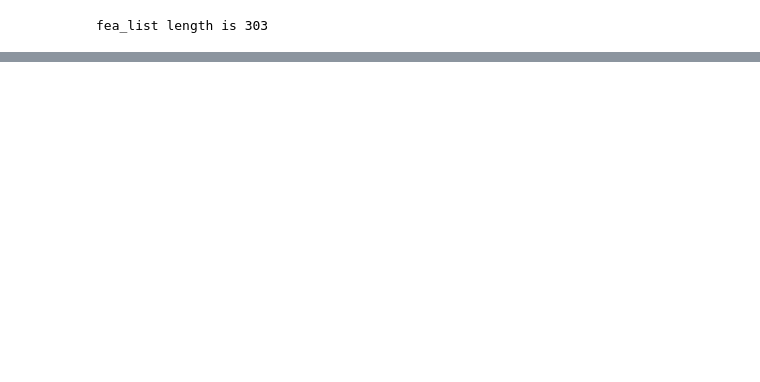
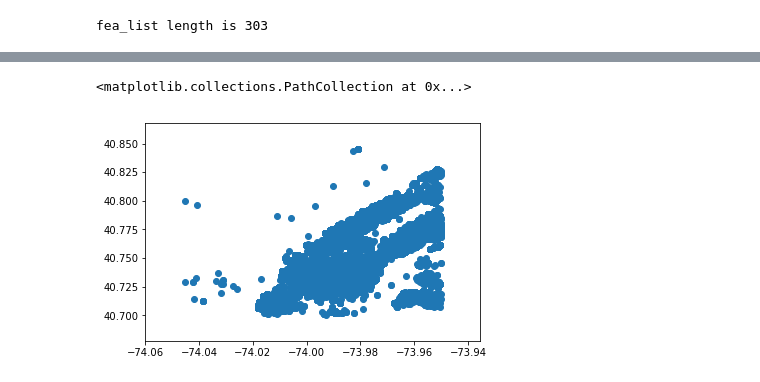
Before and after one commit to imaginego/first_test, a Jupyter notebook: new_categorical.ipynb, the cells around one changed output, grey strips where cells are left out. Drawn from its saved outputs; the diff is of its cells as text; code cells hidden in the pictures; blank space fills up the shorter version.

```diff
--- a/new_categorical.ipynb
+++ b/new_categorical.ipynb
@@ -721,0 +1132,2 @@ train_y = np.array(train_df['interest_level'])
+# %%
+tt = pd.get_dummies(test_df['pred'],prefix='pred')
@@ -721,0 +1203,8 @@ train_y = np.array(train_df['interest_level'])
+# %%
+tmp = test_df.join(tt)
+# %%
+tmp = tmp[(tmp['longitude']<-73.95)&(tmp['longitude']>-74.05)&(tmp['latitude']<41)&(tmp['latitude']>40.7)]
+# %%
+low = tmp[tmp['pred']==0]
+med = tmp[tmp['pred']==1]
+high = tmp[tmp['pred']==2]
@@ -721,0 +1214,5 @@ train_y = np.array(train_df['interest_level'])
+# %%
+plt.scatter(low['longitude'],low['latitude'])
+# %% [output]
+<matplotlib.collections.PathCollection at 0x...>
+[figure, added]
```
Also changed, not shown: parts of 64 cells of this notebook, 7 other files.
